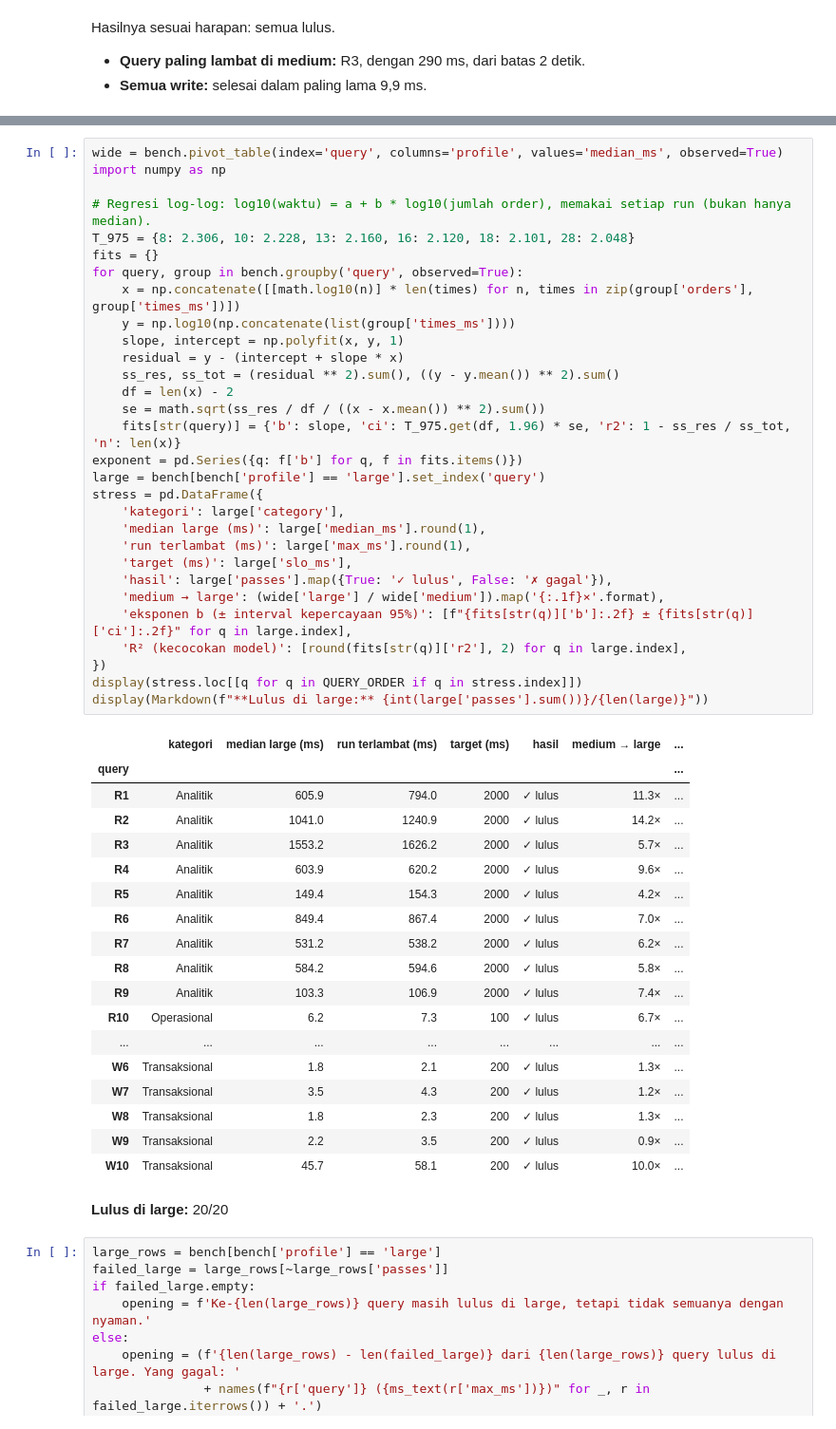
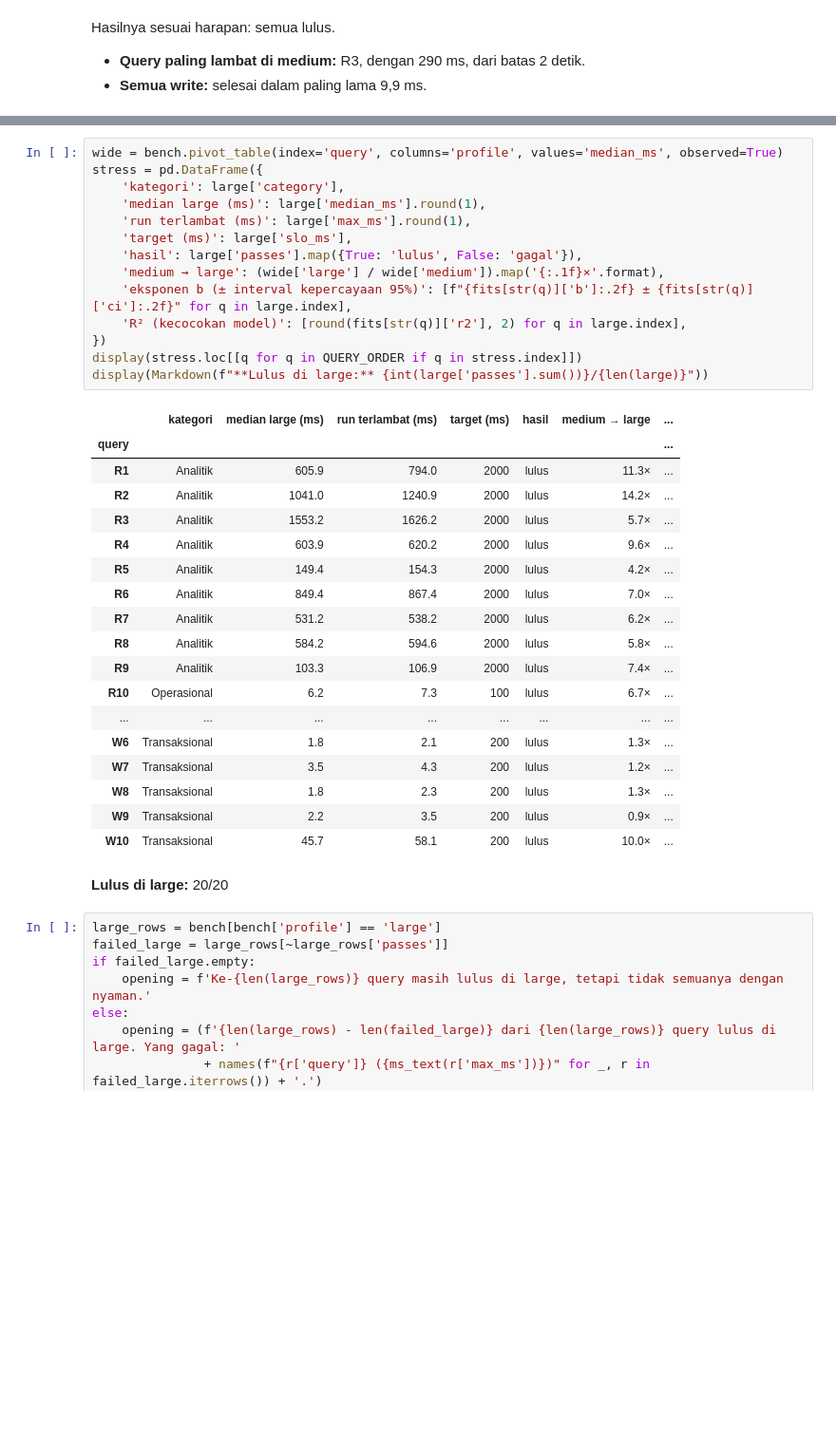
Before and after one commit to RunningPie/if5101-grab-db-lab, a Jupyter notebook: notebook/volume_test.ipynb, the cells around one changed output, grey strips where cells are left out. Shown at 95% size. Saved outputs shown, nothing was run; the diff lists cells and outputs as text; blank space fills up the shorter version.

Commit message:
feat(notebook): analyze each query before the overall results

```diff
--- a/notebook/volume_test.ipynb
+++ b/notebook/volume_test.ipynb
@@ -323,52 +917,36 @@ Di large, datanya 100 kali lebih besar dari small. Di sini kita tidak hanya bert
 # %%
 wide = bench.pivot_table(index='query', columns='profile', values='median_ms', observed=True)
-import numpy as np
-
-# Regresi log-log: log10(waktu) = a + b * log10(jumlah order), memakai setiap run (bukan hanya median).
-T_975 = {8: 2.306, 10: 2.228, 13: 2.160, 16: 2.120, 18: 2.101, 28: 2.048}
-fits = {}
-for query, group in bench.groupby('query', observed=True):
-    x = np.concatenate([[math.log10(n)] * len(times) for n, times in zip(group['orders'], group['times_ms'])])
-    y = np.log10(np.concatenate(list(group['times_ms'])))
-    slope, intercept = np.polyfit(x, y, 1)
-    residual = y - (intercept + slope * x)
-    ss_res, ss_tot = (residual ** 2).sum(), ((y - y.mean()) ** 2).sum()
-    df = len(x) - 2
-    se = math.sqrt(ss_res / df / ((x - x.mean()) ** 2).sum())
-    fits[str(query)] = {'b': slope, 'ci': T_975.get(df, 1.96) * se, 'r2': 1 - ss_res / ss_tot, 'n': len(x)}
-exponent = pd.Series({q: f['b'] for q, f in fits.items()})
-large = bench[bench['profile'] == 'large'].set_index('query')
 stress = pd.DataFrame({
     'kategori': large['category'],
     'median large (ms)': large['median_ms'].round(1),
     'run terlambat (ms)': large['max_ms'].round(1),
     'target (ms)': large['slo_ms'],
-    'hasil': large['passes'].map({True: '✓ lulus', False: '✗ gagal'}),
+    'hasil': large['passes'].map({True: 'lulus', False: 'gagal'}),
     'medium → large': (wide['large'] / wide['medium']).map('{:.1f}×'.format),
     'eksponen b (± interval kepercayaan 95%)': [f"{fits[str(q)]['b']:.2f} ± {fits[str(q)]['ci']:.2f}" for q in large.index],
     'R² (kecocokan model)': [round(fits[str(q)]['r2'], 2) for q in large.index],
 })
 display(stress.loc[[q for q in QUERY_ORDER if q in stress.index]])
 display(Markdown(f"**Lulus di large:** {int(large['passes'].sum())}/{len(large)}"))
 # %% [output]
 |  | kategori | median large (ms) | run terlambat (ms) | target (ms) | hasil | medium → large | ... |
 | query |  |  |  |  |  |  | ... |
-| R1 | Analitik | 605.9 | 794.0 | 2000 | ✓ lulus | 11.3× | ... |
-| R2 | Analitik | 1041.0 | 1240.9 | 2000 | ✓ lulus | 14.2× | ... |
-| R3 | Analitik | 1553.2 | 1626.2 | 2000 | ✓ lulus | 5.7× | ... |
-| R4 | Analitik | 603.9 | 620.2 | 2000 | ✓ lulus | 9.6× | ... |
-| R5 | Analitik | 149.4 | 154.3 | 2000 | ✓ lulus | 4.2× | ... |
-| R6 | Analitik | 849.4 | 867.4 | 2000 | ✓ lulus | 7.0× | ... |
-| R7 | Analitik | 531.2 | 538.2 | 2000 | ✓ lulus | 6.2× | ... |
-| R8 | Analitik | 584.2 | 594.6 | 2000 | ✓ lulus | 5.8× | ... |
-| R9 | Analitik | 103.3 | 106.9 | 2000 | ✓ lulus | 7.4× | ... |
-| R10 | Operasional | 6.2 | 7.3 | 100 | ✓ lulus | 6.7× | ... |
+| R1 | Analitik | 605.9 | 794.0 | 2000 | lulus | 11.3× | ... |
+| R2 | Analitik | 1041.0 | 1240.9 | 2000 | lulus | 14.2× | ... |
+| R3 | Analitik | 1553.2 | 1626.2 | 2000 | lulus | 5.7× | ... |
+| R4 | Analitik | 603.9 | 620.2 | 2000 | lulus | 9.6× | ... |
+| R5 | Analitik | 149.4 | 154.3 | 2000 | lulus | 4.2× | ... |
+| R6 | Analitik | 849.4 | 867.4 | 2000 | lulus | 7.0× | ... |
+| R7 | Analitik | 531.2 | 538.2 | 2000 | lulus | 6.2× | ... |
+| R8 | Analitik | 584.2 | 594.6 | 2000 | lulus | 5.8× | ... |
+| R9 | Analitik | 103.3 | 106.9 | 2000 | lulus | 7.4× | ... |
+| R10 | Operasional | 6.2 | 7.3 | 100 | lulus | 6.7× | ... |
 | ... | ... | ... | ... | ... | ... | ... | ... |
-| W6 | Transaksional | 1.8 | 2.1 | 200 | ✓ lulus | 1.3× | ... |
-| W7 | Transaksional | 3.5 | 4.3 | 200 | ✓ lulus | 1.2× | ... |
-| W8 | Transaksional | 1.8 | 2.3 | 200 | ✓ lulus | 1.3× | ... |
-| W9 | Transaksional | 2.2 | 3.5 | 200 | ✓ lulus | 0.9× | ... |
-| W10 | Transaksional | 45.7 | 58.1 | 200 | ✓ lulus | 10.0× | ... |
+| W6 | Transaksional | 1.8 | 2.1 | 200 | lulus | 1.3× | ... |
+| W7 | Transaksional | 3.5 | 4.3 | 200 | lulus | 1.2× | ... |
+| W8 | Transaksional | 1.8 | 2.3 | 200 | lulus | 1.3× | ... |
+| W9 | Transaksional | 2.2 | 3.5 | 200 | lulus | 0.9× | ... |
+| W10 | Transaksional | 45.7 | 58.1 | 200 | lulus | 10.0× | ... |
 **Lulus di large:** 20/20
 # %%
 large_rows = bench[bench['profile'] == 'large']
```
Also changed, not shown: parts of 73 cells of this notebook.
